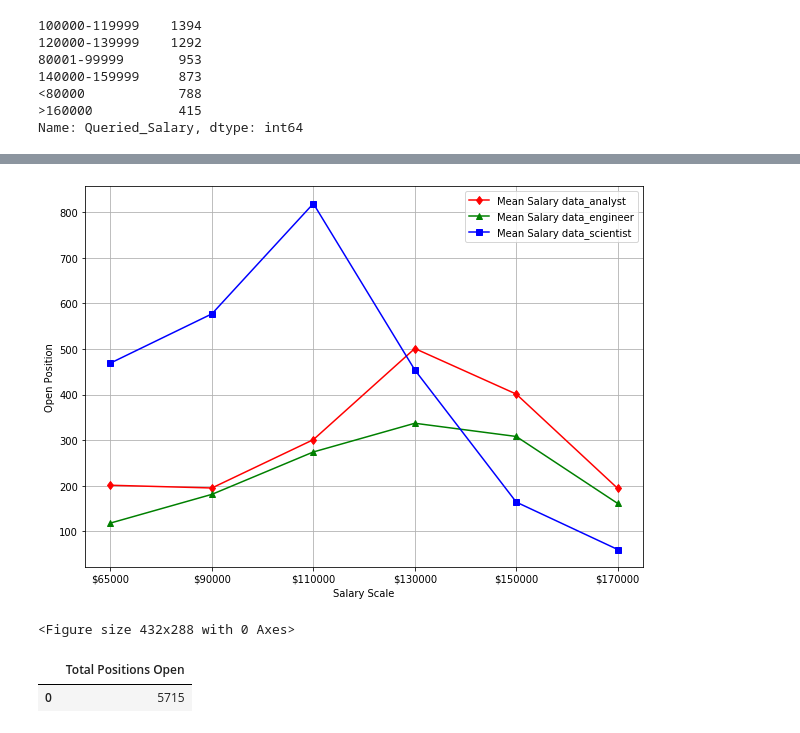
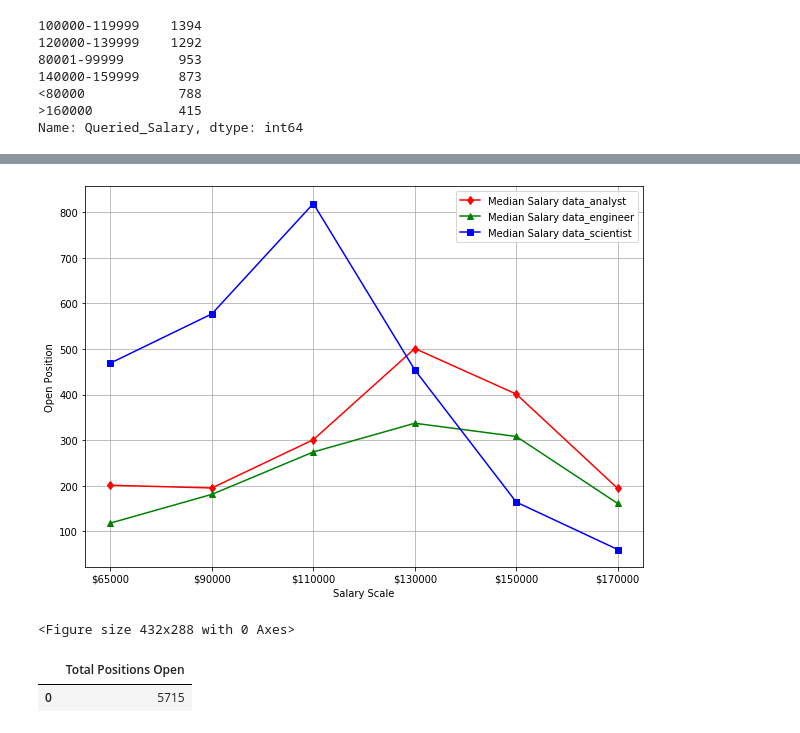
Before and after one commit to feldtmam/project1group3, a Jupyter notebook: Jorge_Files/TypeofJobs_analysis.ipynb, the cells around one changed output, grey strips where cells are left out. Cells and saved outputs as stored; diff of their text form; code cells hidden in the pictures.

```diff
--- a/Jorge_Files/TypeofJobs_analysis.ipynb
+++ b/Jorge_Files/TypeofJobs_analysis.ipynb
@@ -441,20 +310,20 @@ data_scientist_axis = np.array([469, 577, 819, 454, 164, 60])
 # %%
 fig, ax = plt.subplots(figsize=(10,7))
 plt.xlabel("Salary Scale")
 plt.ylabel("Open Position")
 DangerDrop, = plt.plot(Salary_mean_axis, data_analyst_axis ,
-                       color='red', label="Mean Salary data_analyst", marker='d')
+                       color='red', label="Median Salary data_analyst", marker='d')
 RailGun, = plt.plot(Salary_mean_axis, data_engineer_axis ,
-                    color='green', label="Mean Salary data_engineer", marker='^')
+                    color='green', label="Median Salary data_engineer", marker='^')
 RailGun, = plt.plot(Salary_mean_axis, data_scientist_axis ,
-                    color='blue', label="Mean Salary data_scientist", marker='s')
+                    color='blue', label="Median Salary data_scientist", marker='s')
 plt.legend(loc="upper right")
 plt.savefig("Output & Graph/Salary mean.jpg")
 plt.grid()
 plt.show()
 plt.tight_layout()
 # %% [output]
-[figure, old version]
+[figure, new version]
 <Figure size 432x288 with 0 Axes>
 # %%
 #TTest
```
Also changed, not shown: parts of 14 cells of this notebook, 5 other files.
